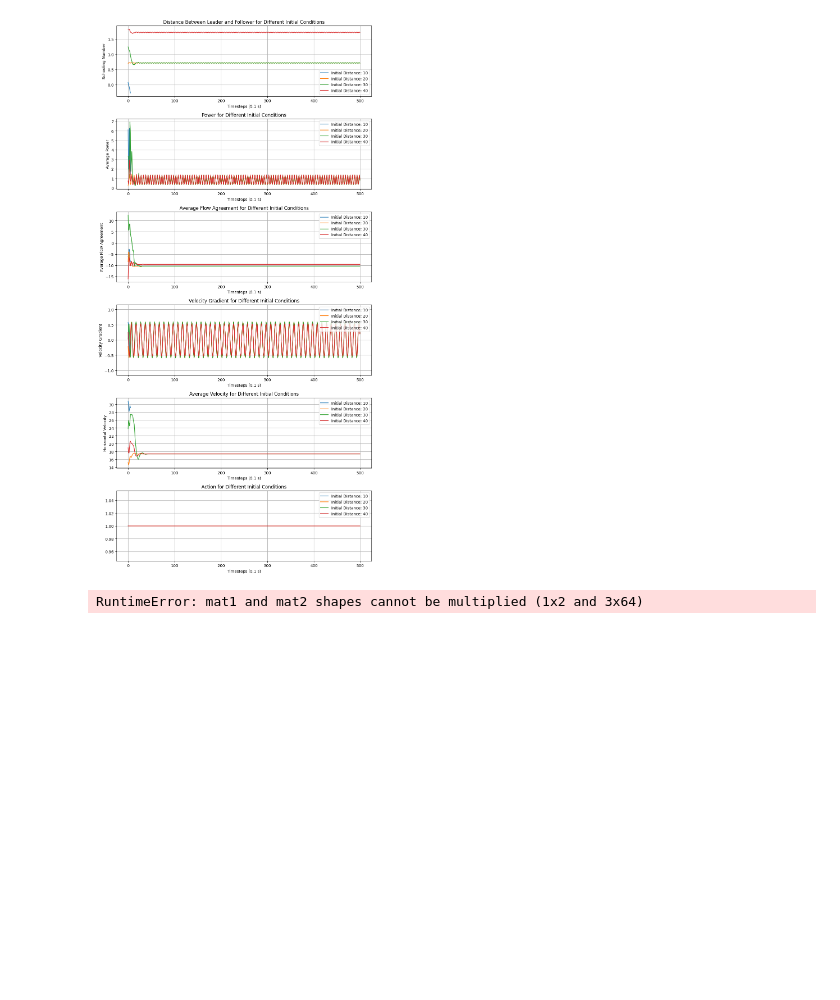
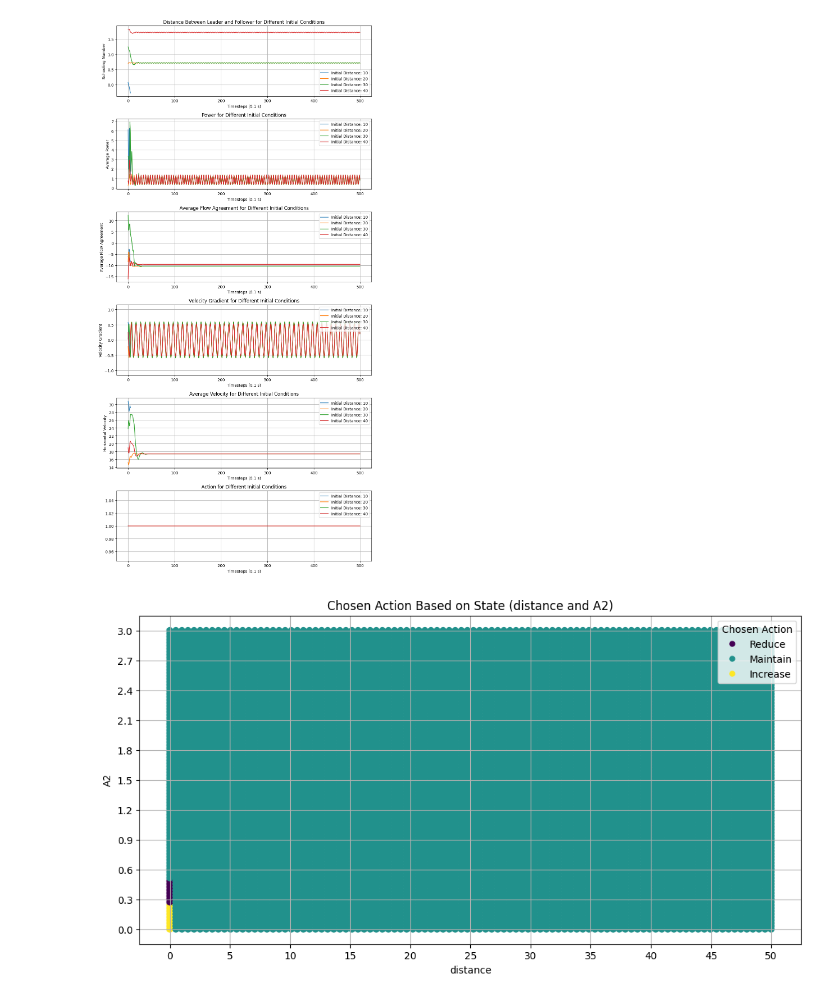
Before and after one commit to victorbuenog/Flapper, a Jupyter notebook: Flappertorch.ipynb, the cells around one changed output. Cells and saved outputs as stored; diff of their text form; code cells hidden in the pictures; blank space fills up the shorter version.

Commit message:
Power added to plot_policy

```diff
--- a/Flappertorch.ipynb
+++ b/Flappertorch.ipynb
@@ -568,7 +568,7 @@ class Trainer(object):
 
         return history;
 
-    def plot_policy(self, fa_range=None, f2_range=None, a2_range=None, d_range=None, u_range=None):
+    def plot_policy(self, fa_range=None, f2_range=None, a2_range=None, d_range=None, u_range=None, p_range=None):
             action_choices = []
 
             ranges = {
@@ -577,7 +577,8 @@ class Trainer(object):
                 'distance': d_range,
                 'f2': f2_range,
                 'A2': a2_range,
-                'velocity': u_range
+                'velocity': u_range,
+                'power': p_range
             }
 
             # Reorder to match obs list
@@ -830,14 +831,14 @@ fatal: destination path 'Flapper' already exists and is not an empty directory.
 # Single Run
 device = torch.device("cuda:0" if torch.cuda.is_available() else "cpu")
 trainer = Trainer(
-    action=None,  # None, 'f2', or 'A2'
-    observations=['f2', 'distance', 'power'],  # may contain: 'distance', 'f2', 'A2', 'flow agreement', 'avg flow agreement', 'velocity'
+    action='f2',  # None, 'f2', or 'A2'
+    observations=['f2', 'distance'],  # may contain: 'distance', 'f2', 'A2', 'flow agreement', 'avg flow agreement', 'velocity'
     rewards=['power'],  # may contain: 'distance', 'flow agreement'
 )
 
 # train from scratch
 icfn = lambda: InitialCondition().random(['f2','distance'])
-trainer.train(initial_condition_fn=icfn, episodes=2)
+trainer.train(initial_condition_fn=icfn, episodes=2000)
 
 # load from pth
 # model_path = f"Flapper/Policies/{trainer.get_policy(episodes=1000)}"
@@ -868,19 +869,20 @@ trainer.test_initial_conditions(InitialCondition(distance=dd, A2=2.) for dd in r
 # %%
 # plot the policy
 fa_range = numpy.linspace(-10, 10, 100)
 f2_range = numpy.linspace(0.5, 1.5, 100)
 a2_range = numpy.linspace(0, 3, 100)
 d_range = numpy.linspace(0, 50, 100)
 u_range = numpy.linspace(0, 30, 100)
 p_range = numpy.linspace(0, 1, 100)
 trainer.plot_policy(
     fa_range=fa_range,
     f2_range=f2_range,
     a2_range=a2_range,
     d_range=d_range,
     u_range=u_range,
+    p_range=p_range
 )
 # %% [output]
-RuntimeError: mat1 and mat2 shapes cannot be multiplied (1x2 and 3x64)
+[figure, added]
 # %%
 # trainer.create_video(time=20, ic=InitialCondition(distance=30, A2=2.5))
```
